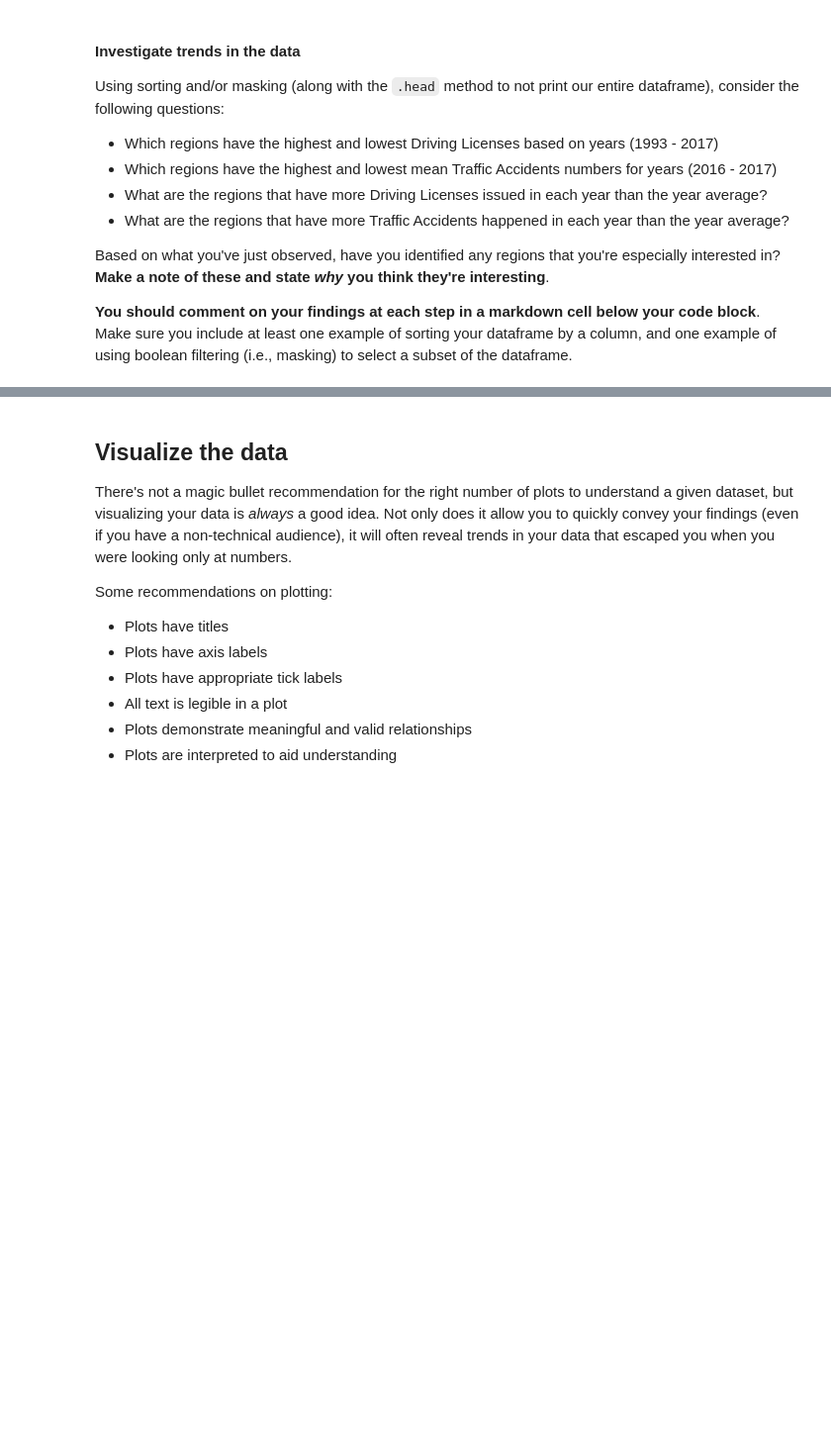
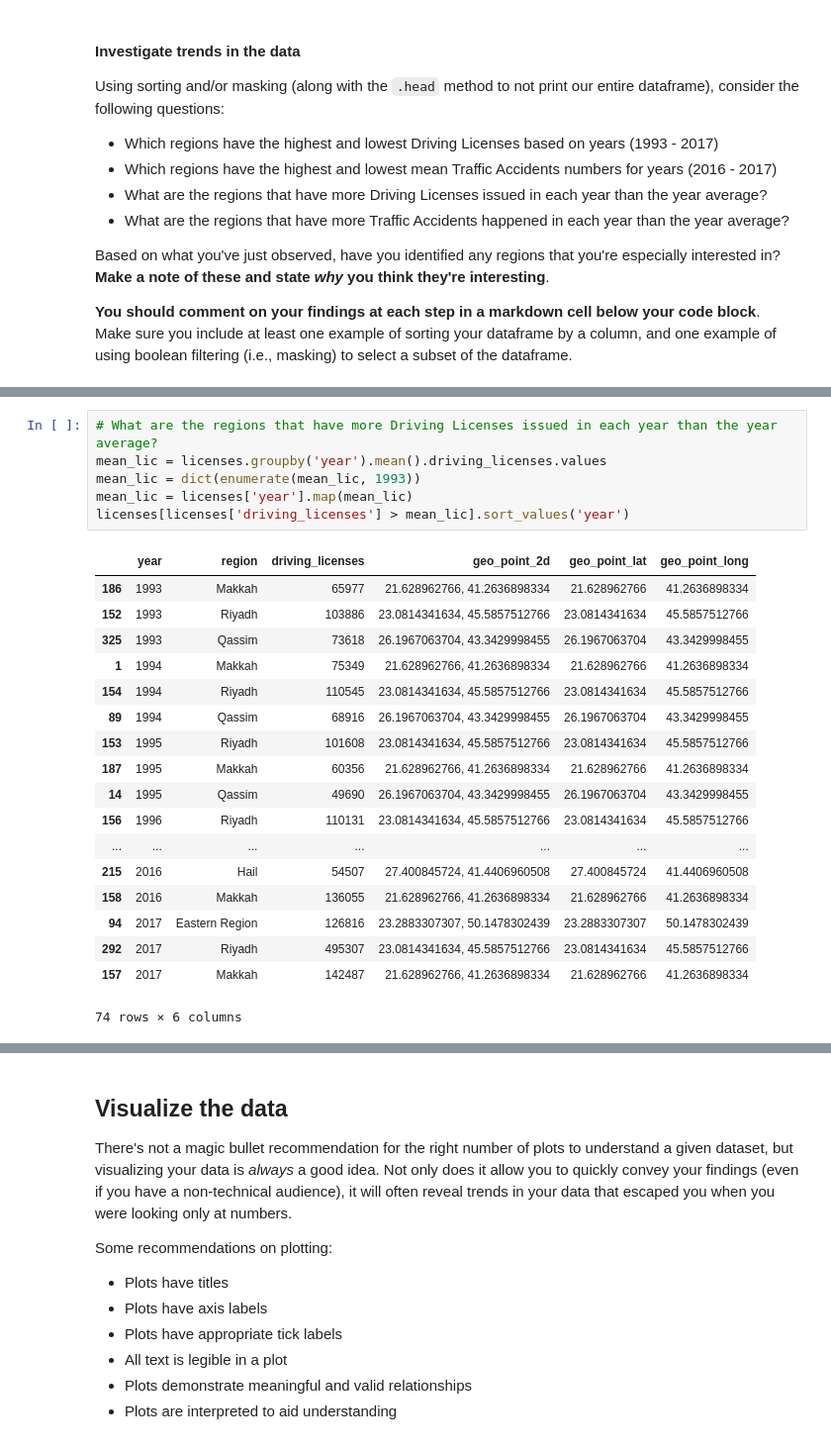
Before and after one commit to TQgit/datascience_project1, a Jupyter notebook: code/starter-code.ipynb, the cells around one changed output, grey strips where cells are left out. Shown: that part at 99% size. Drawn from its saved outputs; the diff is of its cells as text; blank space fills up the shorter version.

```diff
--- a/code/starter-code.ipynb
+++ b/code/starter-code.ipynb
@@ -713,0 +771,25 @@ Based on what you've just observed, have you identified any regions that you're
+# %%
+# What are the regions that have more Driving Licenses issued in each year than the year average?
+mean_lic = licenses.groupby('year').mean().driving_licenses.values
+mean_lic = dict(enumerate(mean_lic, 1993))
+mean_lic = licenses['year'].map(mean_lic)
+licenses[licenses['driving_licenses'] > mean_lic].sort_values('year')
+# %% [output]
+|  | year | region | driving_licenses | geo_point_2d | geo_point_lat | geo_point_long |
+| 186 | 1993 | Makkah | 65977 | 21.628962766, 41.2636898334 | 21.628962766 | 41.2636898334 |
+| 152 | 1993 | Riyadh | 103886 | 23.0814341634, 45.5857512766 | 23.0814341634 | 45.5857512766 |
+| 325 | 1993 | Qassim | 73618 | 26.1967063704, 43.3429998455 | 26.1967063704 | 43.3429998455 |
+| 1 | 1994 | Makkah | 75349 | 21.628962766, 41.2636898334 | 21.628962766 | 41.2636898334 |
+| 154 | 1994 | Riyadh | 110545 | 23.0814341634, 45.5857512766 | 23.0814341634 | 45.5857512766 |
+| 89 | 1994 | Qassim | 68916 | 26.1967063704, 43.3429998455 | 26.1967063704 | 43.3429998455 |
+| 153 | 1995 | Riyadh | 101608 | 23.0814341634, 45.5857512766 | 23.0814341634 | 45.5857512766 |
+| 187 | 1995 | Makkah | 60356 | 21.628962766, 41.2636898334 | 21.628962766 | 41.2636898334 |
+| 14 | 1995 | Qassim | 49690 | 26.1967063704, 43.3429998455 | 26.1967063704 | 43.3429998455 |
+| 156 | 1996 | Riyadh | 110131 | 23.0814341634, 45.5857512766 | 23.0814341634 | 45.5857512766 |
+| ... | ... | ... | ... | ... | ... | ... |
+| 215 | 2016 | Hail | 54507 | 27.400845724, 41.4406960508 | 27.400845724 | 41.4406960508 |
+| 158 | 2016 | Makkah | 136055 | 21.628962766, 41.2636898334 | 21.628962766 | 41.2636898334 |
+| 94 | 2017 | Eastern Region | 126816 | 23.2883307307, 50.1478302439 | 23.2883307307 | 50.1478302439 |
+| 292 | 2017 | Riyadh | 495307 | 23.0814341634, 45.5857512766 | 23.0814341634 | 45.5857512766 |
+| 157 | 2017 | Makkah | 142487 | 21.628962766, 41.2636898334 | 21.628962766 | 41.2636898334 |
+74 rows × 6 columns
```
Also changed, not shown: parts of 17 cells of this notebook.
